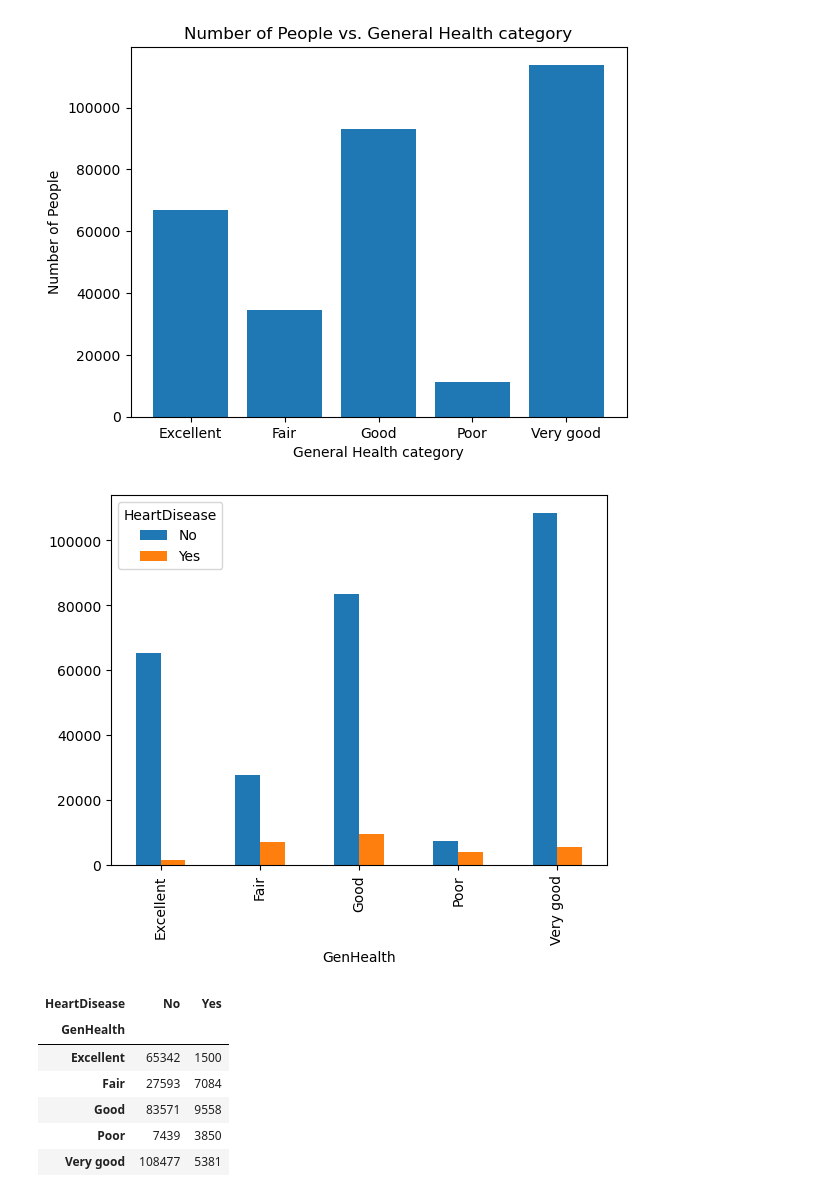
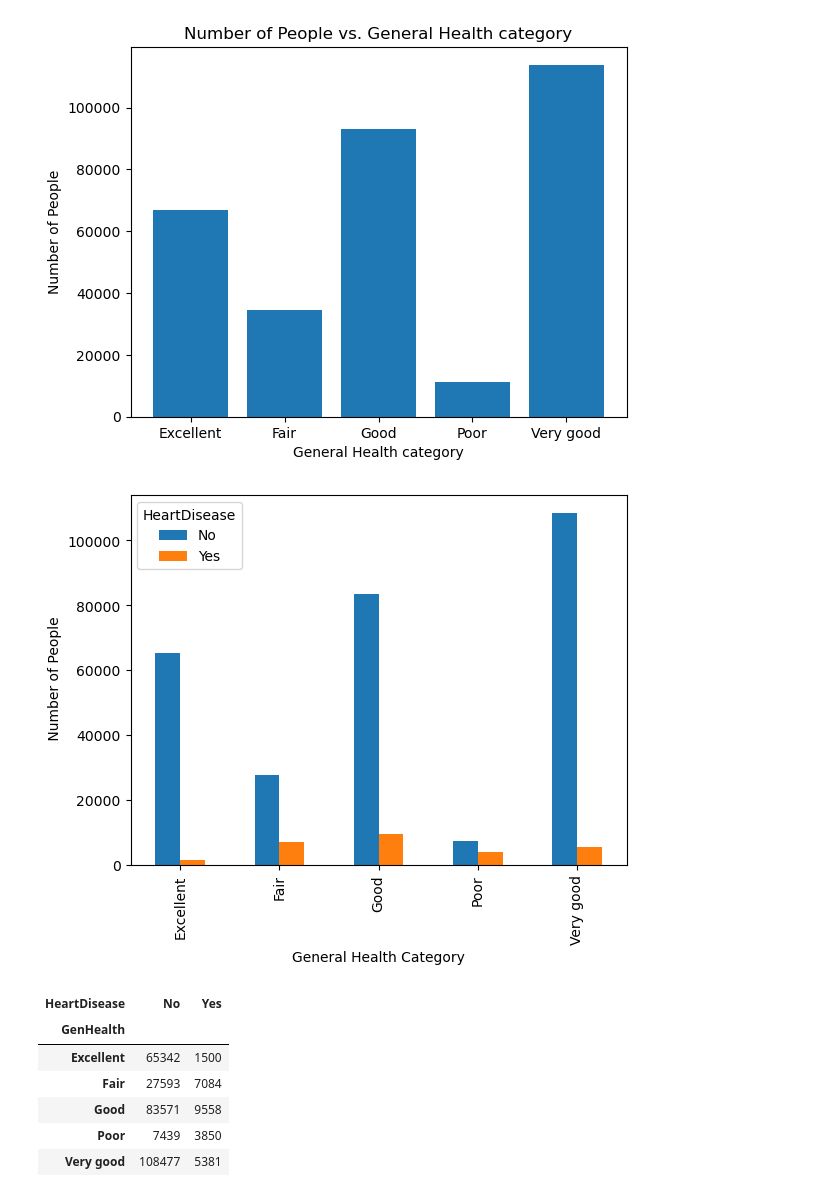
Before and after one commit to taywiljoe/Project-1, a Jupyter notebook: MenPhyGen_Health.ipynb, the cells around one changed output. Cells and saved outputs as stored; diff of their text form; code cells hidden in the pictures.

```diff
--- a/MenPhyGen_Health.ipynb
+++ b/MenPhyGen_Health.ipynb
@@ -186,17 +190,23 @@ plt.show()
 # %% [output]
 [figure]
 # %%
-#df.groupby(["HeartDisease","GenHealth"]).count()
+#Group General health category based on heart disease
 
 grouped_data =df.groupby('GenHealth')['HeartDisease'].value_counts()
 
 # Unstack the data to create a DataFrame with "Yes" and "No" as columns and categories as the index
 grouped_data = grouped_data.unstack(fill_value=0)
 grouped_data.plot(kind='bar')
+
+# Label plot
+plt.xlabel('General Health Category')
+plt.ylabel(' Number of People')
+
+
 plt.show()
 grouped_data
 # %% [output]
-[figure, old version]
+[figure, new version]
 | HeartDisease | No | Yes |
 | GenHealth |  |  |
 | Excellent | 65342 | 1500 |
```
Also changed, not shown: parts of 10 cells of this notebook.
